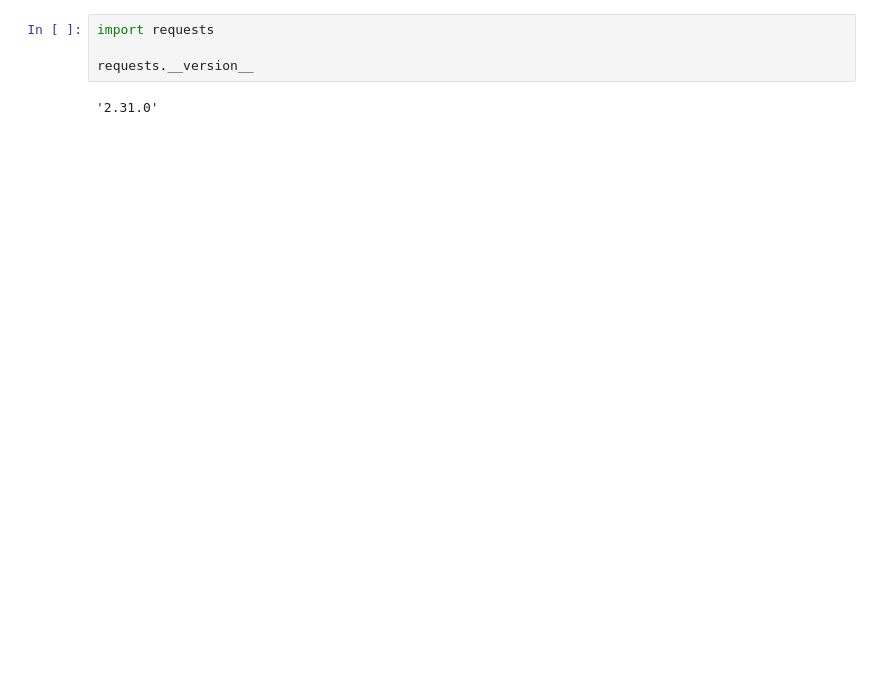
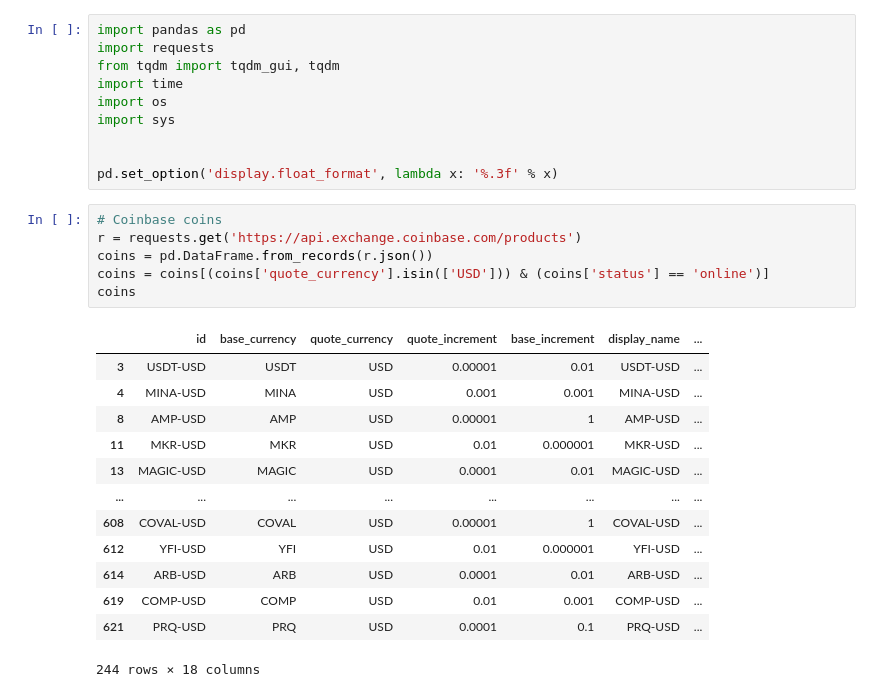
Before and after one commit to vavabramov/diversified_portfolio, a Jupyter notebook: data_collection.ipynb, the cells around one changed output. Saved outputs shown, nothing was run; the diff lists cells and outputs as text; blank space fills up the shorter version.

```diff
--- a/data_collection.ipynb
+++ b/data_collection.ipynb
@@ -25,6 +1,30 @@ Note: you may need to restart the kernel to use updated packages.
-# %%
-import requests
-
-requests.__version__
-# %% [output]
-'2.31.0'
+# %%
+import pandas as pd
+import requests
+from tqdm import tqdm_gui, tqdm
+import time
+import os
+import sys
+
+
+pd.set_option('display.float_format', lambda x: '%.3f' % x)
+# %%
+# Coinbase coins
+r = requests.get('https://api.exchange.coinbase.com/products')
+coins = pd.DataFrame.from_records(r.json())
+coins = coins[(coins['quote_currency'].isin(['USD'])) & (coins['status'] == 'online')]
+coins
+# %% [output]
+|  | id | base_currency | quote_currency | quote_increment | base_increment | display_name | ... |
+| 3 | USDT-USD | USDT | USD | 0.00001 | 0.01 | USDT-USD | ... |
+| 4 | MINA-USD | MINA | USD | 0.001 | 0.001 | MINA-USD | ... |
+| 8 | AMP-USD | AMP | USD | 0.00001 | 1 | AMP-USD | ... |
+| 11 | MKR-USD | MKR | USD | 0.01 | 0.000001 | MKR-USD | ... |
+| 13 | MAGIC-USD | MAGIC | USD | 0.0001 | 0.01 | MAGIC-USD | ... |
+| ... | ... | ... | ... | ... | ... | ... | ... |
+| 608 | COVAL-USD | COVAL | USD | 0.00001 | 1 | COVAL-USD | ... |
+| 612 | YFI-USD | YFI | USD | 0.01 | 0.000001 | YFI-USD | ... |
+| 614 | ARB-USD | ARB | USD | 0.0001 | 0.01 | ARB-USD | ... |
+| 619 | COMP-USD | COMP | USD | 0.01 | 0.001 | COMP-USD | ... |
+| 621 | PRQ-USD | PRQ | USD | 0.0001 | 0.1 | PRQ-USD | ... |
+244 rows × 18 columns
```
Also changed, not shown: parts of 11 cells of this notebook, 2 other files.
